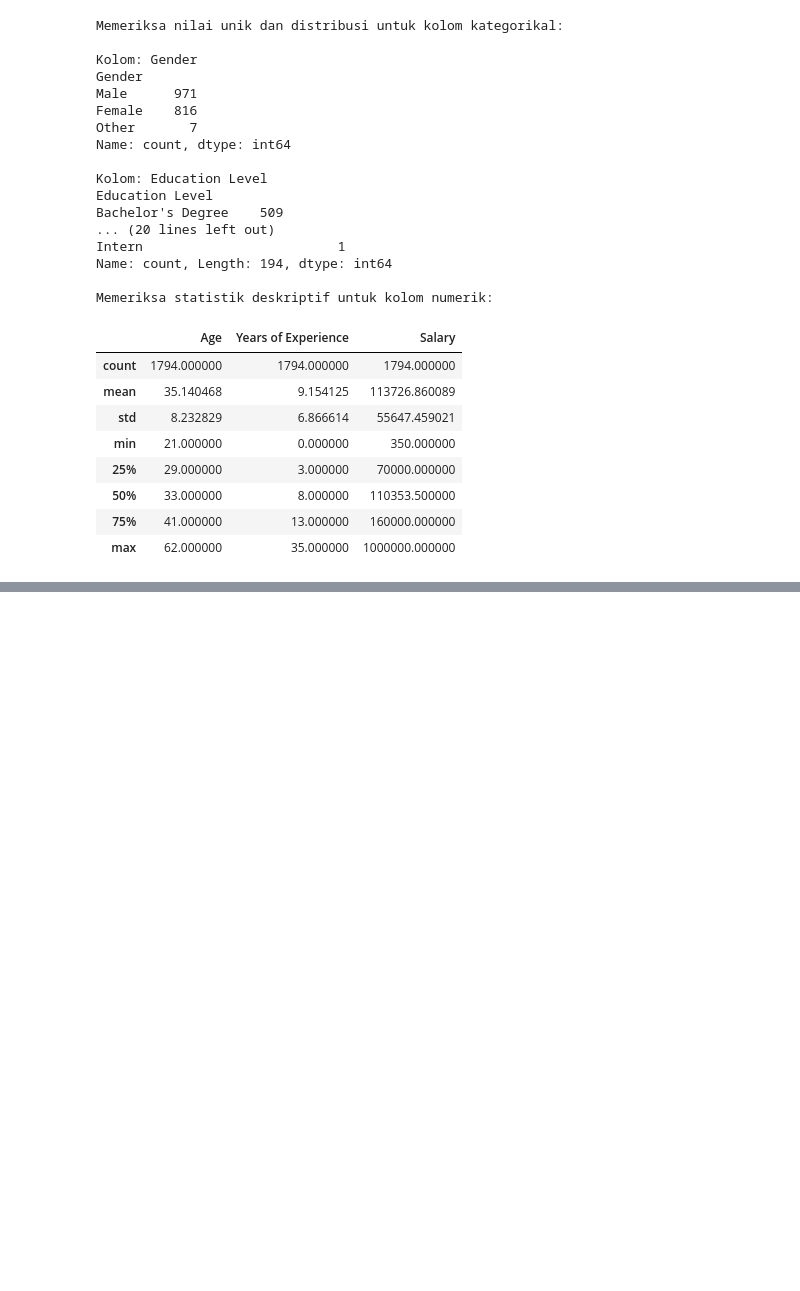
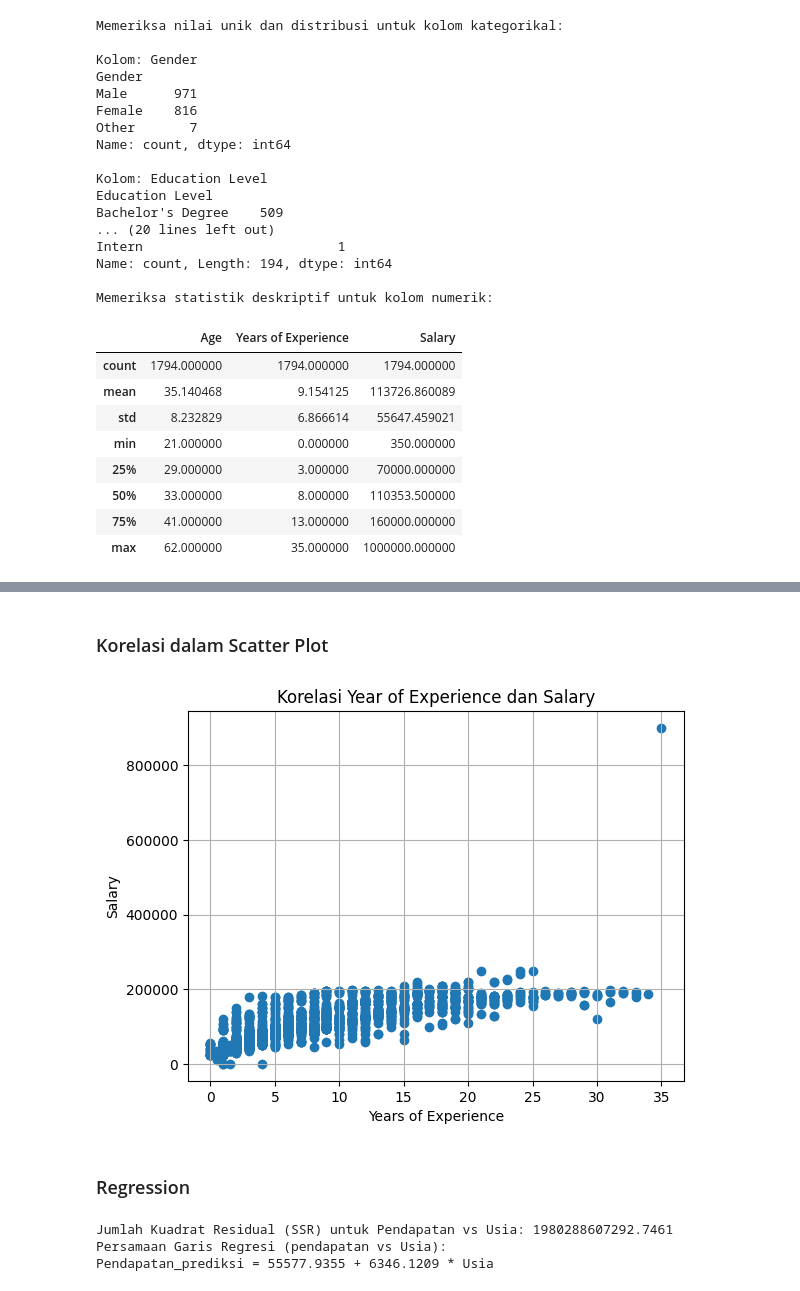
Before and after one commit to ZanIhsan2/Exploratory_Data_Analysis, a Jupyter notebook: pertemuan7/tugas/tugas.ipynb, the cells around one changed output, grey strips where cells are left out. Cells and saved outputs as stored; diff of their text form; code cells hidden in the pictures; blank space fills up the shorter version.

```diff
--- a/pertemuan7/tugas/tugas.ipynb
+++ b/pertemuan7/tugas/tugas.ipynb
@@ -352,0 +385,20 @@ See the caveats in the documentation: https://pandas.pydata.org/pandas-docs/stab
+# %%
+import pandas as pd
+import matplotlib.pyplot as plt
+
+df = pd.read_excel('Salary_bersih.xlsx')
+
+# Reset index dan tambahkan 1 untuk membuat indeks dimulai dari 1
+df = df.reset_index(drop=True)
+df.index = df.index + 1
+
+# Tampilkann beberapa baris pertama DataFrame untuk memastikan data berhasil dimuat
+display(df.head())
+
+# Menampilkan korelasi antara Year of Experience dan Salary
+correlation = df['Years of Experience'].corr(df['Salary'])
+print(f"Korelasi antara Year of Experience dan Salary: {correlation}")
+
+# Hitung koefisien determinasi (R-Squared)
+r_squared = correlation**2
+print(f"Koefisien determinasi (R-Squared) antara Year of Experience dan Salary")
@@ -352,0 +414,34 @@ See the caveats in the documentation: https://pandas.pydata.org/pandas-docs/stab
+# %% [markdown]
+### Korelasi dalam Scatter Plot
+# %%
+# Visualisasi dalam Scatter Plot
+plt.scatter(df['Years of Experience'], df['Salary'])
+plt.title("Korelasi Year of Experience dan Salary")
+plt.xlabel('Years of Experience')
+plt.ylabel('Salary')
+plt.grid(True)
+plt.show()
+# %% [output]
+[figure, added]
+# %% [markdown]
+### Regression
+# %%
+import statsmodels.formula.api as smf
+
+# Definisikan dan sesuaikan model regresi Years of Experience vs Salary
+model_experience_salary = smf.ols('Salary ~ Q("Years of Experience")', data=df).fit()
+
+# Mengambil koefisien dari model regresi Pengalaman vs Salary
+intercept_experience_salary = model_experience_salary.params['Intercept']
+experience_coef_salary = model_experience_salary.params['Q("Years of Experience")']
+
+# Mengambil jumlah kuadrat Residual (SSR) dari model baru
+ssr_experience_salary = model_experience_salary.ssr
+
+print(f"Jumlah Kuadrat Residual (SSR) untuk Pendapatan vs Usia: {ssr_experience_salary:.4f}")
+print(f"Persamaan Garis Regresi (pendapatan vs Usia): ")
+print(f"Pendapatan_prediksi = {intercept_experience_salary:.4f} + {experience_coef_salary:.4f} * Usia")
+# %% [output]
+Jumlah Kuadrat Residual (SSR) untuk Pendapatan vs Usia: 1980288607292.7461
+Persamaan Garis Regresi (pendapatan vs Usia):
+Pendapatan_prediksi = 55577.9355 + 6346.1209 * Usia
```
Also changed, not shown: parts of 9 cells of this notebook, 2 other files.
